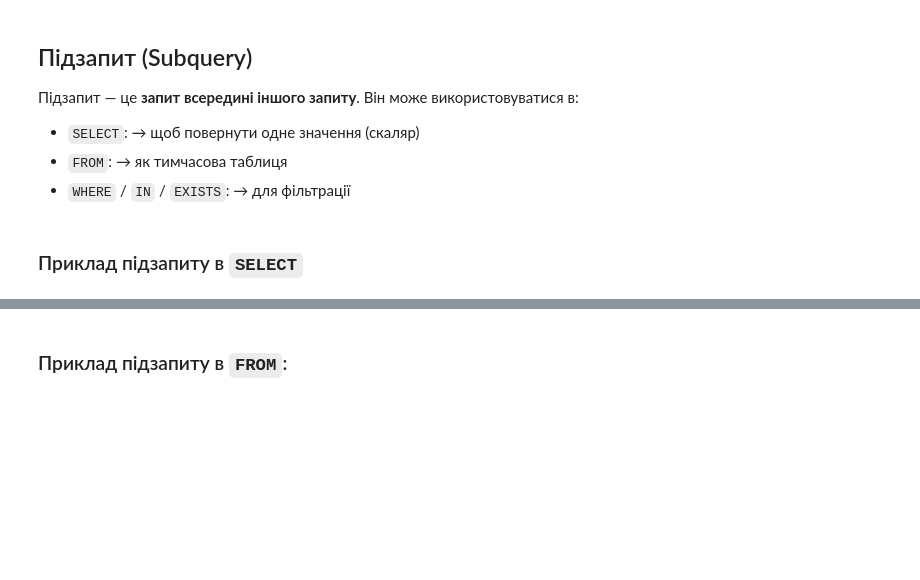
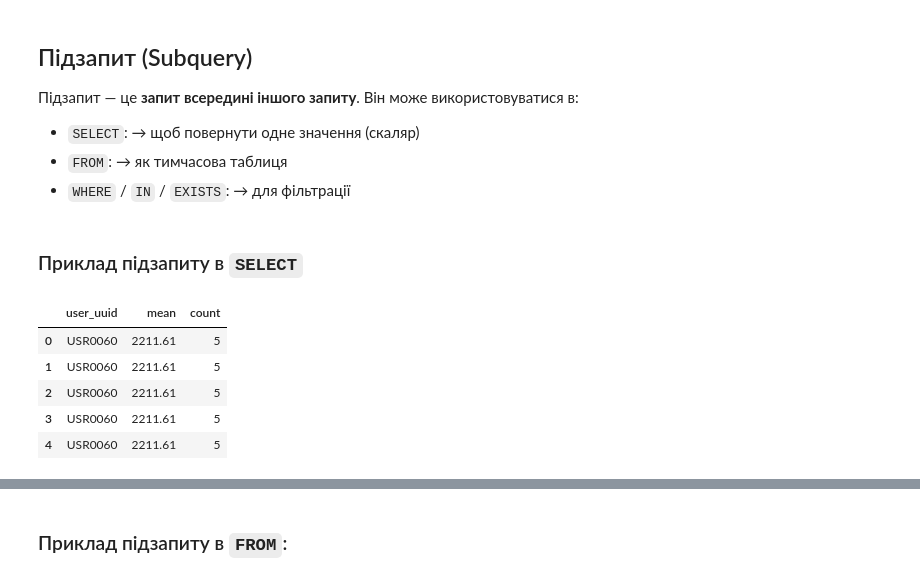
Before and after one commit to cpython-projects/python_da_17_03_26, a Jupyter notebook: lesson_27.ipynb, the cells around one changed output, grey strips where cells are left out. Drawn from its saved outputs; the diff is of its cells as text; code cells hidden in the pictures; blank space fills up the shorter version.

```diff
--- a/lesson_27.ipynb
+++ b/lesson_27.ipynb
@@ -19,5 +35,34 @@
 import pandas as pd
 from sqlalchemy import create_engine, text
 import plotly.express as px
+# %%
+# Рахуємо загальну кількість замовлень кожного користувача та окремо — його середній чек:
+# ЗАПИТ НЕ ОПТИМАЛЬНИЙ - ВИКОРИСТОВУЙ OVER
+query = """
+SELECT
+  user_uuid,
+  (
+    SELECT AVG(total_uah)
+    FROM orders_log ol2
+    WHERE ol2.user_uuid = ol1.user_uuid
+  ) AS mean,
+  (
+    SELECT COUNT(*)
+    FROM orders_log ol3
+    WHERE ol3.user_uuid = ol1.user_uuid
+  ) AS count
+FROM orders_log ol1
+
+"""
+
+df = pd.read_sql(query, engine)
+df[df.user_uuid == 'USR0060']
+# %% [output]
+|  | user_uuid | mean | count |
+| 0 | USR0060 | 2211.61 | 5 |
+| 1 | USR0060 | 2211.61 | 5 |
+| 2 | USR0060 | 2211.61 | 5 |
+| 3 | USR0060 | 2211.61 | 5 |
+| 4 | USR0060 | 2211.61 | 5 |
 # %%
 # Рахуємо загальну кількість замовлень кожного користувача та окремо — його середній чек:
```
Also changed, not shown: parts of 8 cells of this notebook.
